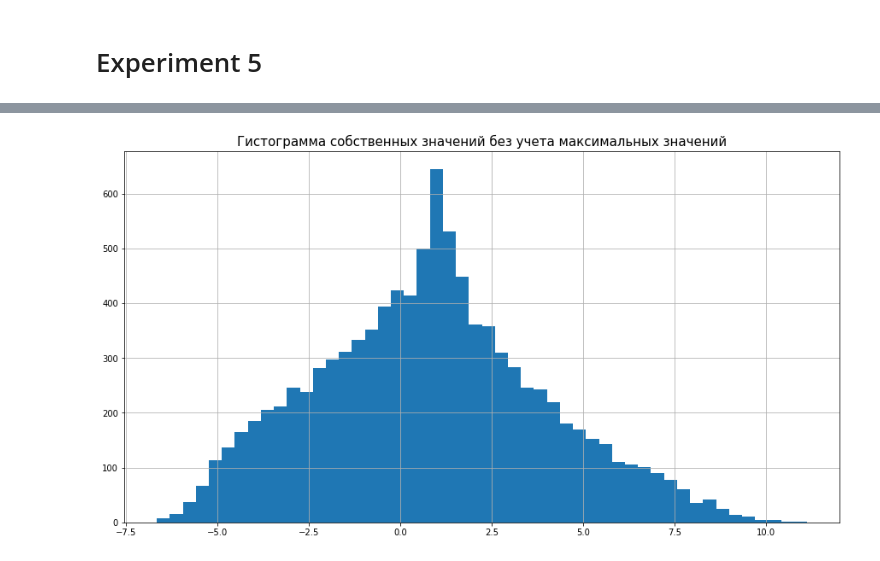
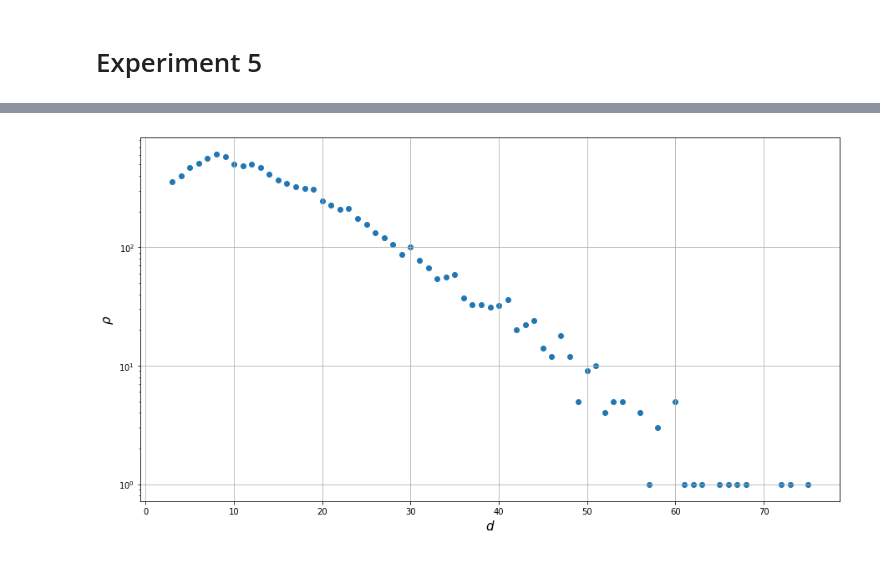
Before and after one commit to apugachev/Coursework-2018, a Jupyter notebook: coursework.ipynb, the cells around one changed output, grey strips where cells are left out. Saved outputs shown, nothing was run; the diff lists cells and outputs as text; code cells hidden in the pictures.

```diff
--- a/coursework.ipynb
+++ b/coursework.ipynb
@@ -308,5 +233,6 @@ def Compute6(n, k, a, eps_min, eps_max, steps):
 # %%
+reload(cw)
 Bettis = np.array([])
 
 for i in tqdm(range(500)):
-    Bettis = np.append(Bettis, (Compute6(100, 100, 1, 3.6, 4, 1000)))
+    Bettis = np.append(Bettis, (cw.Exp5(100, 100, 1, 3.6, 4, 1000)))
@@ -398,9 +325,38 @@ plt.show()
-# %%
-plt.figure(figsize=(15, 8))
-
-plt.hist(nomax_eigenvalues, bins=50)
-plt.title('Гистограмма собственных значений без учета максимальных значений', size=15)
-plt.grid()
-plt.show()
-# %% [output]
-[figure, removed]
+# %%
+def takeDegree(elem):
+    return elem[1]
+
+def degrees(G):
+    ND=list(G.degree())
+    D=[]
+    for i in range(len(ND)):
+        D.append(takeDegree(ND[i]))
+    return D
+
+def spectrum(G):
+    B=nx.adjacency_matrix(G).todense()
+    s=list(LA.eigvalsh(B))
+    return s
+# %%
+D=[]
+S=[]
+
+for i in tqdm(range(100)):
+    new_matrix = cw.Exp4(100, 100, 1, 3.6, 4, 1000)
+    G=nx.from_numpy_matrix(new_matrix)
+    D.extend(degrees(G))
+    S.extend(spectrum(G))
+# %%
+ro = np.bincount(D)
+x = np.nonzero(ro)
+y = ro[np.nonzero(ro)]
+
+plt.figure(figsize=(15, 8))
+plt.scatter(x,y)
+plt.yscale('log')
+#plt.xscale('log')
+plt.xlabel(r'$ d$', size=15)
+plt.ylabel(r'$\rho$', size=15)
+plt.grid()
+# %% [output]
+[figure, added]
```
Also changed, not shown: parts of 17 cells of this notebook, 1 other file.
